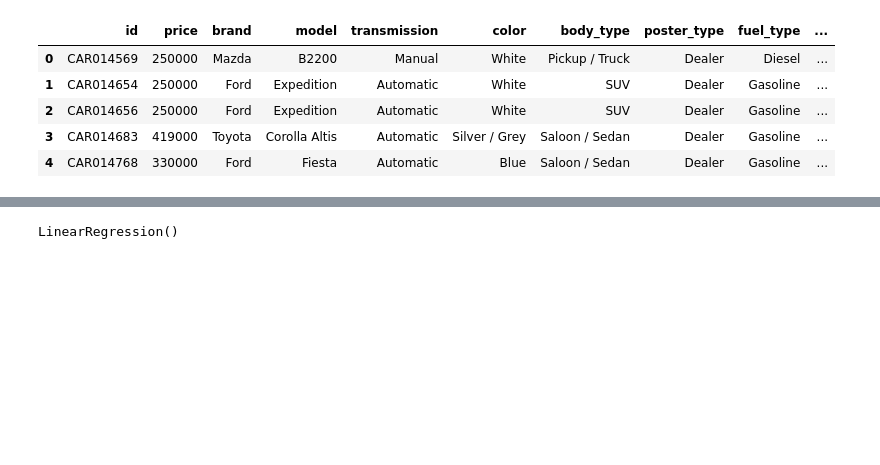
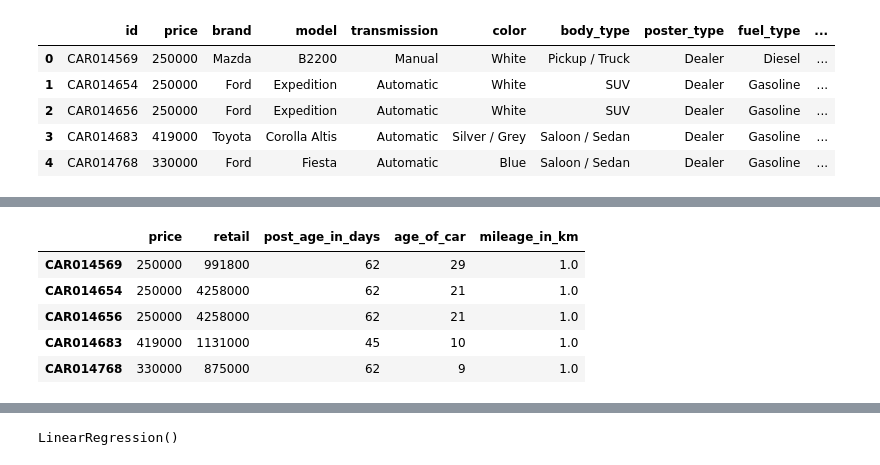
Before and after one commit to kaizerxcx/SecondHandCarsCebu, a Jupyter notebook: CarProject.ipynb, the cells around one changed output, grey strips where cells are left out. Drawn from its saved outputs; the diff is of its cells as text; code cells hidden in the pictures; blank space fills up the shorter version.

```diff
--- a/CarProject.ipynb
+++ b/CarProject.ipynb
@@ -281 +271,18 @@ encodedlocation = labelEncoder.fit_transform(location)
+# %%
+total_merge.drop("brand", axis=1, inplace=True)
+total_merge.drop("model", axis=1, inplace=True)
+total_merge.drop("transmission", axis=1, inplace=True)
+total_merge.drop("color", axis=1, inplace=True)
+total_merge.drop("body_type", axis=1, inplace=True)
+total_merge.drop("fuel_type", axis=1, inplace=True)
+total_merge.drop("location", axis=1, inplace=True)
+total_merge.drop("poster_type", axis=1, inplace=True)
+total_merge.head()
+# %% [output]
+|  | price | retail | post_age_in_days | age_of_car | mileage_in_km |
+| CAR014569 | 250000 | 991800 | 62 | 29 | 1.0 |
+| CAR014654 | 250000 | 4258000 | 62 | 21 | 1.0 |
+| CAR014656 | 250000 | 4258000 | 62 | 21 | 1.0 |
+| CAR014683 | 419000 | 1131000 | 45 | 10 | 1.0 |
+| CAR014768 | 330000 | 875000 | 62 | 9 | 1.0 |
 # %%
```
Also changed, not shown: parts of 9 cells of this notebook.
